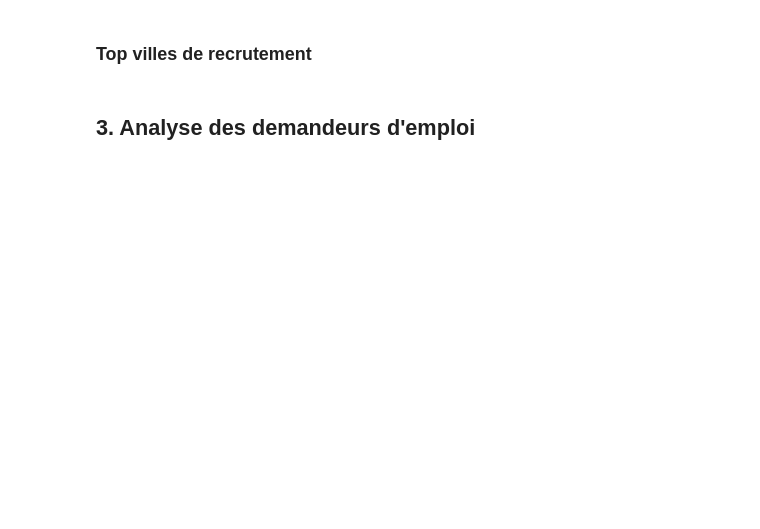
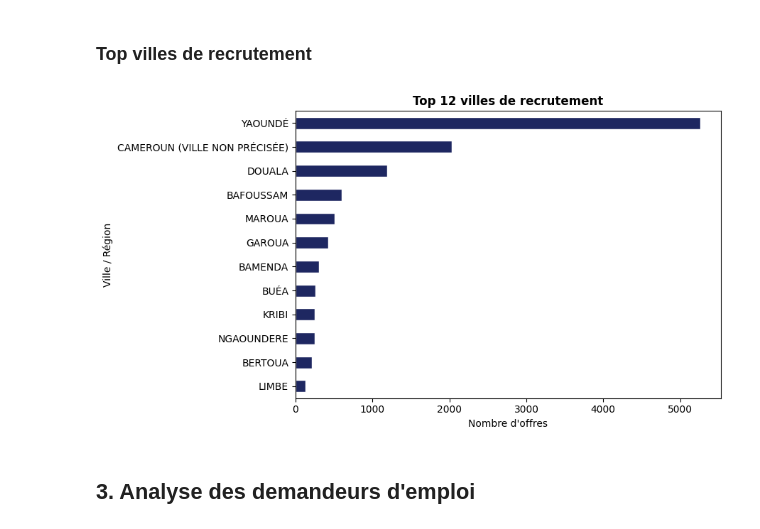
Before and after one commit to irchhjc/PRE-TEST-SYSTEME-DE-RECOMMANDATION, a Jupyter notebook: notebooks/01_EDA_Preprocessing.ipynb, the cells around one changed output. Drawn from its saved outputs; the diff is of its cells as text; code cells hidden in the pictures; blank space fills up the shorter version.

```diff
--- a/notebooks/01_EDA_Preprocessing.ipynb
+++ b/notebooks/01_EDA_Preprocessing.ipynb
@@ -117,19 +165,21 @@ plt.show()
 # %% [markdown]
 ### Top villes de recrutement
 # %%
-villes = (df_offres['Ville / Région']
+villes = (df_offres['Ville / RÃ©gion']
           .str.split(',').explode()
           .str.strip()
           .str.upper()
           .value_counts()
           .head(12))
 
 fig, ax = plt.subplots(figsize=(9, 5))
 villes.sort_values().plot(kind='barh', ax=ax, color='#1E2761', edgecolor='white')
 ax.set_title("Top 12 villes de recrutement", fontweight='bold')
 ax.set_xlabel("Nombre d'offres")
 plt.tight_layout()
 plt.show()
+# %% [output]
+[figure, added]
 # %% [markdown]
 ## 3. Analyse des demandeurs d'emploi
 # %%
```
Also changed, not shown: parts of 26 cells of this notebook, 19 other files.
